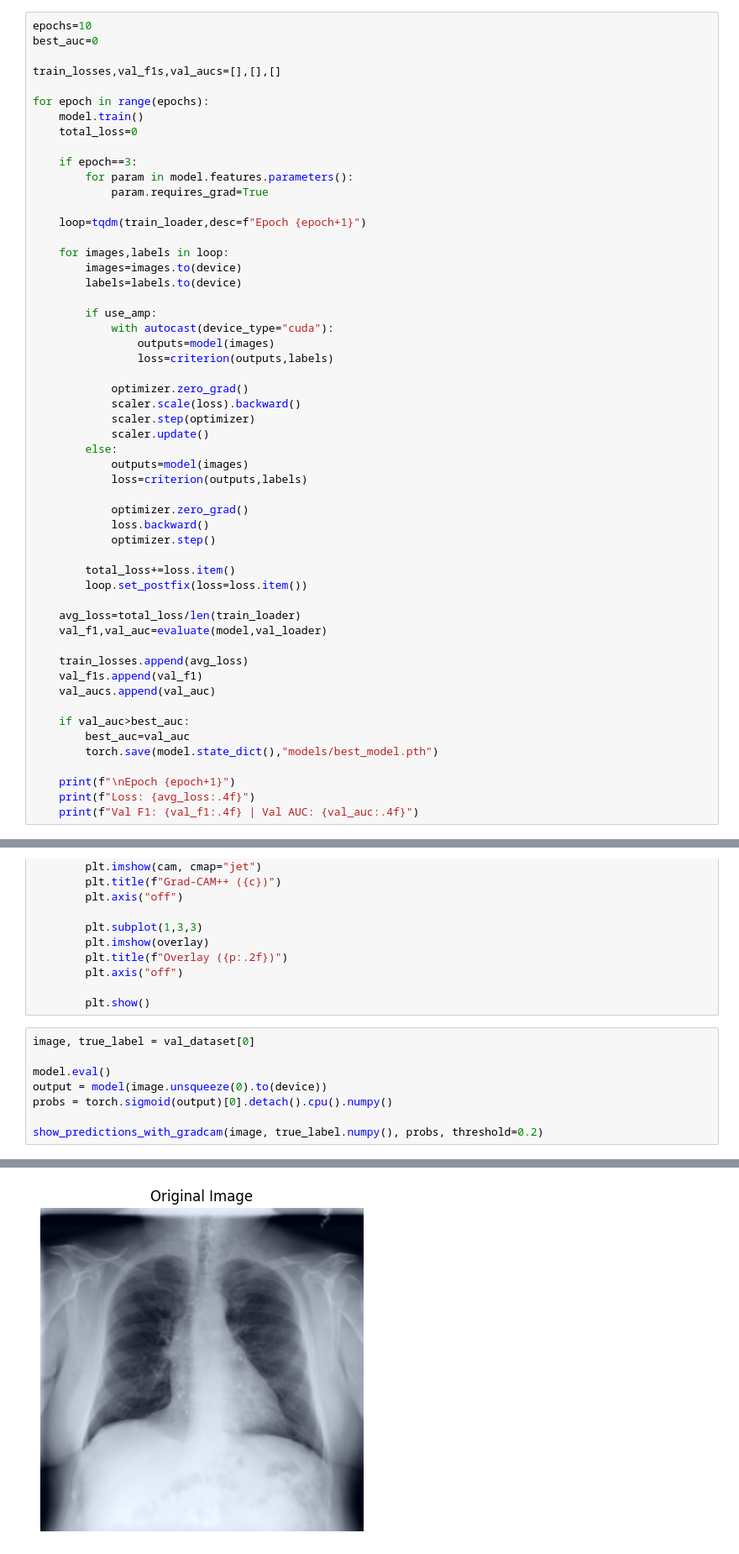
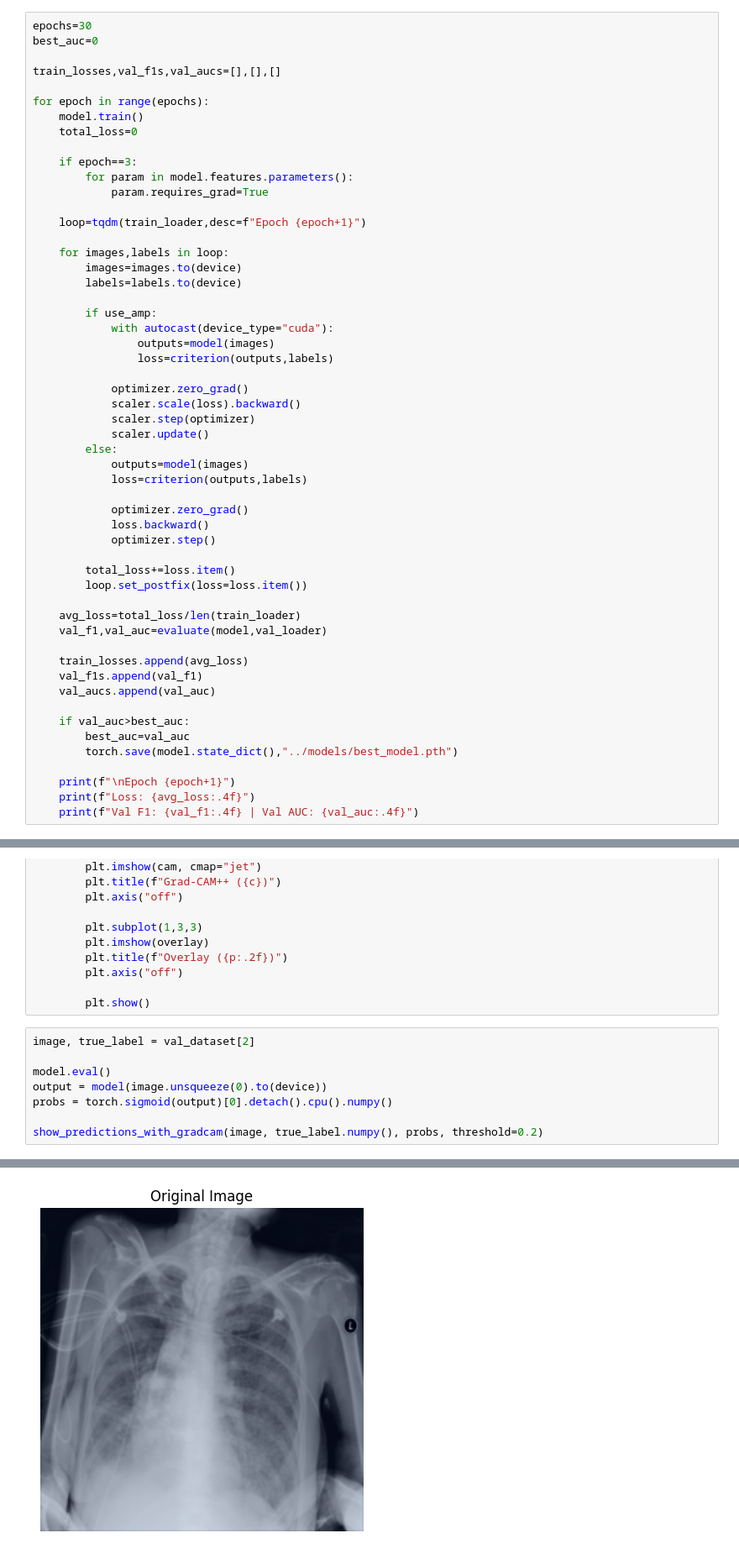
Before and after one commit to Wilson-Moore/Medical-Diagnosis, a Jupyter notebook: notebooks/Prototype.ipynb, the cells around one changed output, grey strips where cells are left out. Shown at 84% size. Drawn from its saved outputs; the diff is of its cells as text.

```diff
--- a/notebooks/Prototype.ipynb
+++ b/notebooks/Prototype.ipynb
@@ -215,7 +215,7 @@ def evaluate(model,loader):
 
     return f1,auc
 # %%
-epochs=10
+epochs=30
 best_auc=0
 
 train_losses,val_f1s,val_aucs=[],[],[]
@@ -263,7 +263,7 @@ for epoch in range(epochs):
 
     if val_auc>best_auc:
         best_auc=val_auc
-        torch.save(model.state_dict(),"models/best_model.pth")
+        torch.save(model.state_dict(),"../models/best_model.pth")
 
     print(f"\nEpoch {epoch+1}")
     print(f"Loss: {avg_loss:.4f}")
@@ -466,7 +473,7 @@ def show_predictions_with_gradcam(image, true_label, probs, threshold=0.2):
 
         plt.show()
 # %%
-image, true_label = val_dataset[0]
+image, true_label = val_dataset[2]
 
 model.eval()
 output = model(image.unsqueeze(0).to(device))
@@ -487 +491 @@ Nodule: 0.27
-[figure, old version]
+[figure, new version]
```
Also changed, not shown: parts of 6 cells of this notebook, 1 other file.
